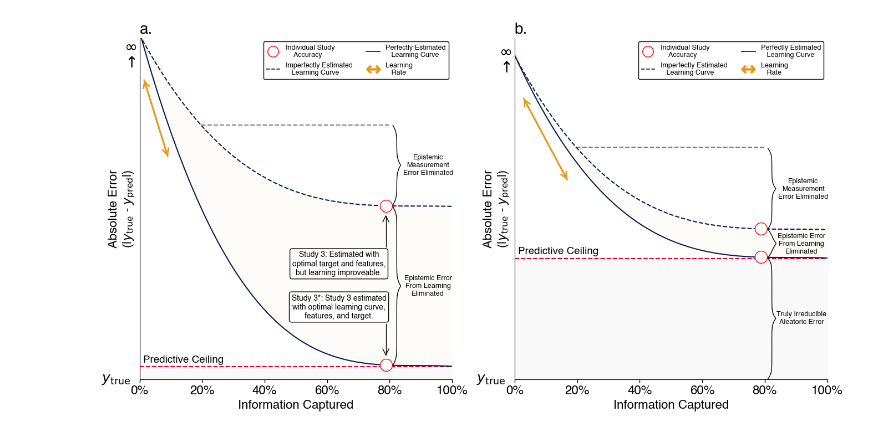
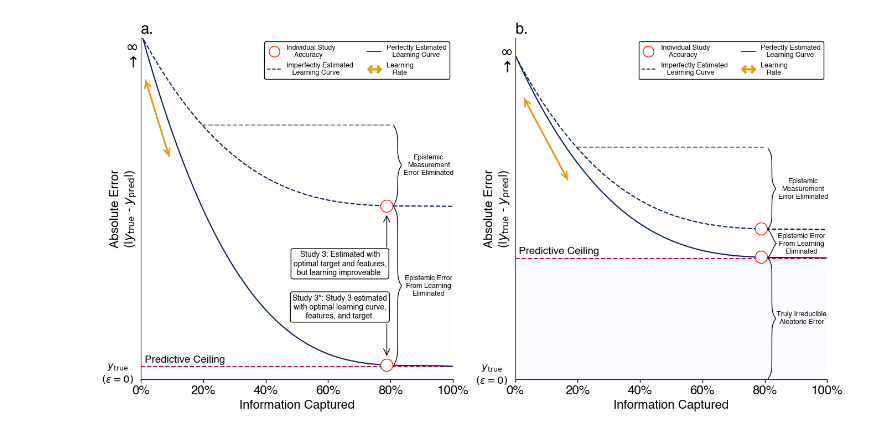
Before and after one commit to crahal/unpredictability, a Jupyter notebook: src/new_si_figures.ipynb, the cells around one changed output. Saved outputs shown, nothing was run; the diff lists cells and outputs as text; code cells hidden in the pictures.

```diff
--- a/src/new_si_figures.ipynb
+++ b/src/new_si_figures.ipynb
@@ -127,7 +127,7 @@ fill_alpha=0.025
 ax1.fill_between(x1_fit,
                  y1_fill_fit,
                  y3_fill_fit,
-                 color='#E89818',
+                 color='#efb85f',
                  alpha=fill_alpha
                  )
 ax1.annotate(
@@ -198,7 +198,7 @@ draw_brace(ax1, .234,
 ax1.fill_between(x1_fit,
                  ax1.get_ylim()[0],
                  y2_fit[60],
-                 color='#001c54',
+                 color='#7ba7ff',
                  alpha=fill_alpha
                  )
 
@@ -406,35 +406,35 @@ ax2.axhline(y=ax2_scatter1_y, xmin= ax2_scatter1_x/10, xmax= ax2_scatter1_end_x/
 
 
 
 
 
 ax2.set_ylim(ax1.get_ylim()[0], ax1.get_ylim()[1])
 
 
 sns.despine()
 
 ax1.set_ylim(0.0, 1)
 ax1.text(-0.3, ax1.get_ylim()[1]*.95, '$\infty$\n$↑$',
          ha='center', va='center', fontsize=20)
 ax2.fill_between(x1_fit,
                  y1_fit[60],
                  ax2.get_ylim()[0],
-                 color='#001c54',
+                 color='#7ba7ff',
                  alpha=fill_alpha
                  )
 ax2.fill_between(x1_fit,
                  y1_fill_fit,
                  y3_fill_fit,
-                 color='#E89818',
+                 color='#efb85f',
                  alpha=fill_alpha
                  )
 
-ax1.text(-0.75, ax1.get_ylim()[0], r'$y_{\text{true}}$', ha='center', va='center', fontsize=18)
-ax2.text(-0.75, ax2.get_ylim()[0], r'$y_{\text{true}}$', ha='center', va='center', fontsize=18)
+ax1.text(-0.75, ax1.get_ylim()[0]+.0175, r'$y_{\text{true}}$'+ '\n' + r'$(\epsilon=0)$', ha='center', va='center', fontsize=13)
+ax2.text(-0.75, ax2.get_ylim()[0]+.0175, r'$y_{\text{true}}$'+ '\n' + r'$(\epsilon=0)$', ha='center', va='center', fontsize=13)
 plt.savefig(os.path.join(os.getcwd(),
                              '..',
                              'output',
                              'unpredictability_figure_si1_new.pdf'),
                 bbox_inches='tight')
 # %% [output]
-[figure, old version]
+[figure, new version]
```
Also changed, not shown: 5 other files.
